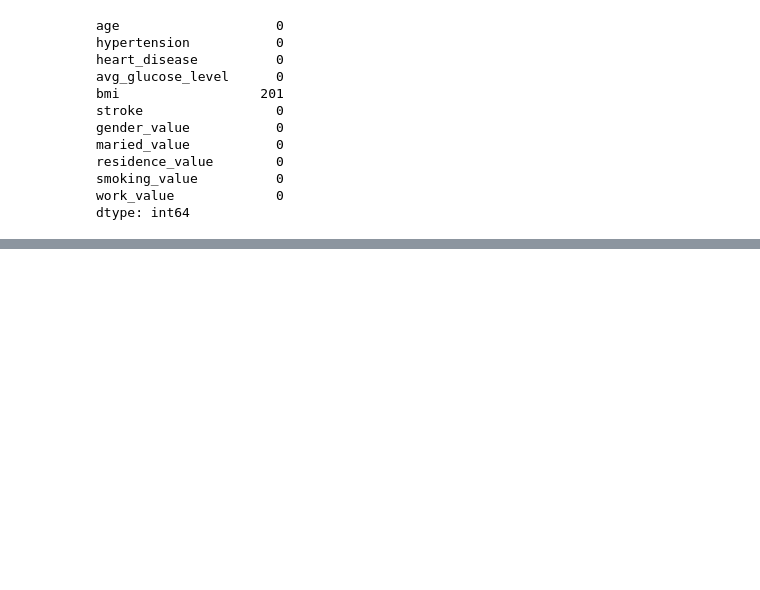
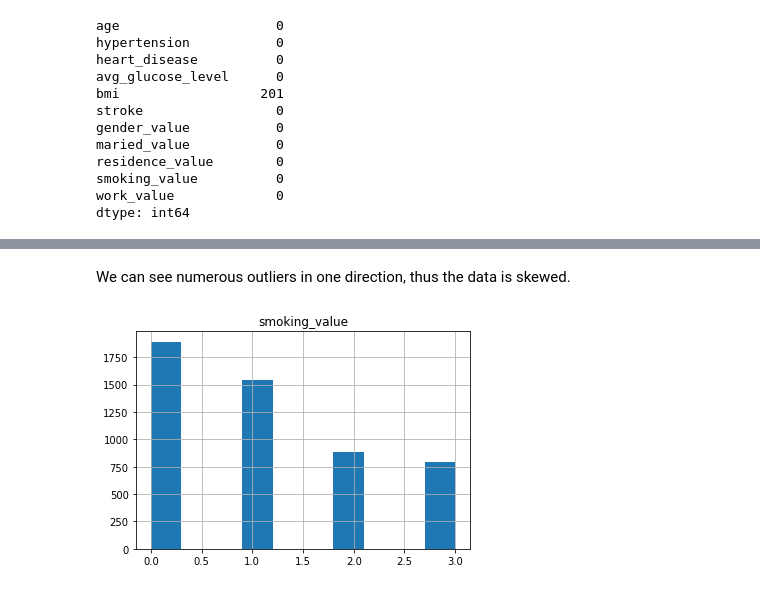
Before and after one commit to jackrenner1/Stroke-Predictor, a Jupyter notebook: AI_club.ipynb, the cells around one changed output, grey strips where cells are left out. Cells and saved outputs as stored; diff of their text form; code cells hidden in the pictures; blank space fills up the shorter version.

```diff
--- a/AI_club.ipynb
+++ b/AI_club.ipynb
@@ -140,0 +160,6 @@ print(df.duplicated().sum())
+# %% [markdown]
+We can see numerous outliers in one direction, thus the data is skewed.
+# %%
+plot = df.hist(column=['smoking_value'])
+# %% [output]
+[figure, added]
```
Also changed, not shown: parts of 27 cells of this notebook.
